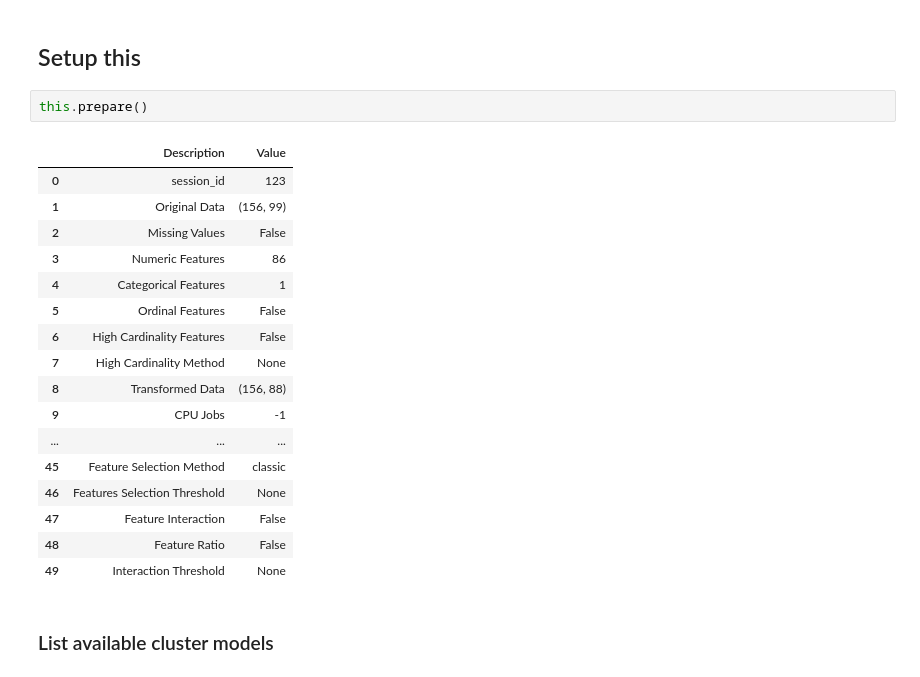
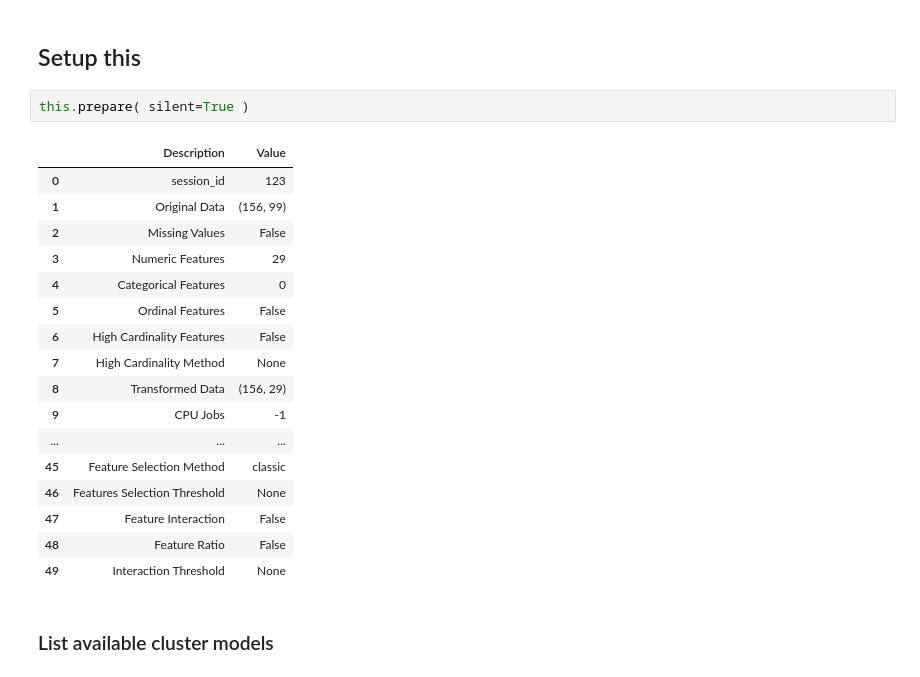
Before and after one commit to nchowes/digital-core, a Jupyter notebook: demos/dGeochemExperiment.ipynb, the cells around one changed output. Cells and saved outputs as stored; diff of their text form.

```diff
--- a/demos/dGeochemExperiment.ipynb
+++ b/demos/dGeochemExperiment.ipynb
@@ -17,18 +19,18 @@ this = GeochemML.read_csv( filepath )
 # %% [markdown]
 ## Setup this
 # %%
-this.prepare()
+this.prepare( silent=True )
 # %% [output]
 |  | Description | Value |
 | 0 | session_id | 123 |
 | 1 | Original Data | (156, 99) |
 | 2 | Missing Values | False |
-| 3 | Numeric Features | 86 |
-| 4 | Categorical Features | 1 |
+| 3 | Numeric Features | 29 |
+| 4 | Categorical Features | 0 |
 | 5 | Ordinal Features | False |
 | 6 | High Cardinality Features | False |
 | 7 | High Cardinality Method | None |
-| 8 | Transformed Data | (156, 88) |
+| 8 | Transformed Data | (156, 29) |
 | 9 | CPU Jobs | -1 |
 | ... | ... | ... |
 | 45 | Feature Selection Method | classic |
```
Also changed, not shown: parts of 11 cells of this notebook, 7 other files.
